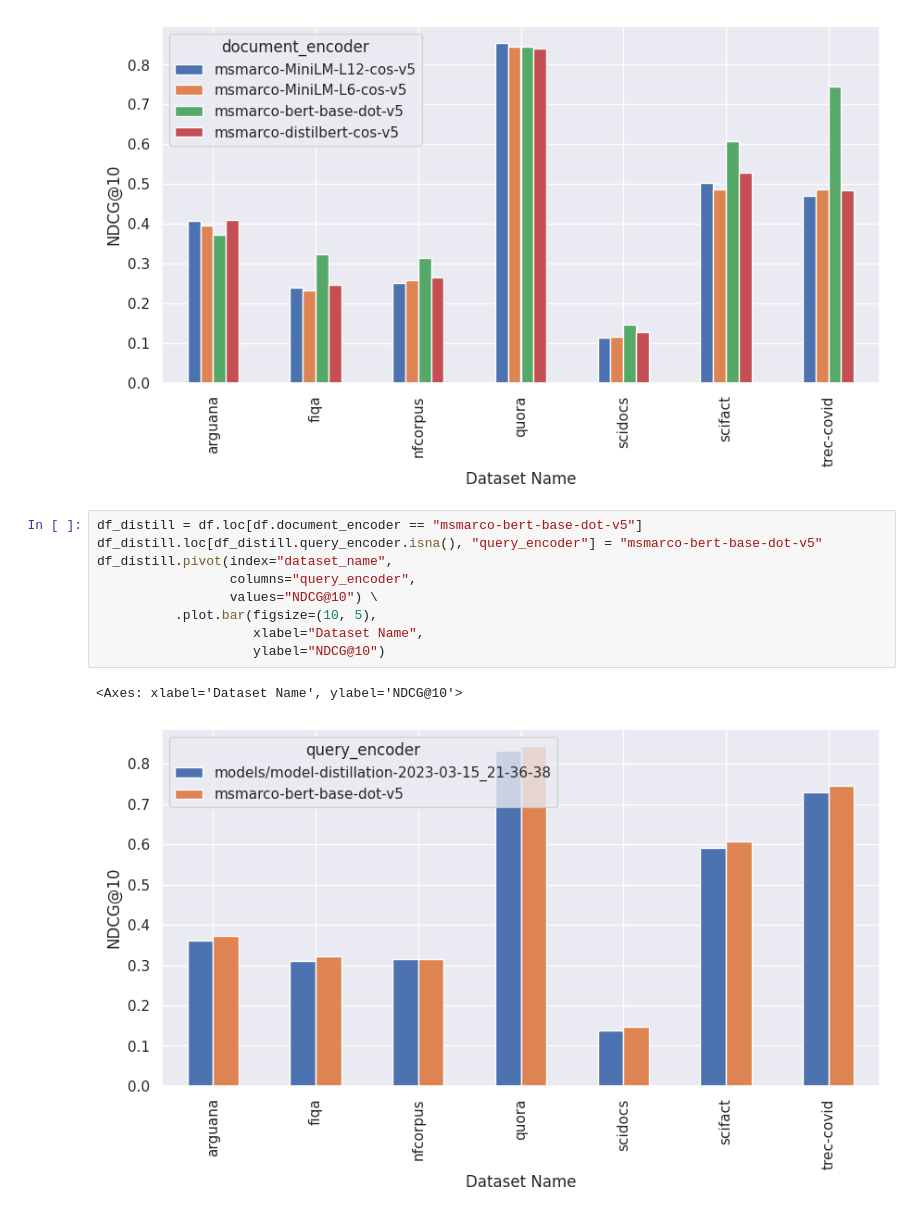
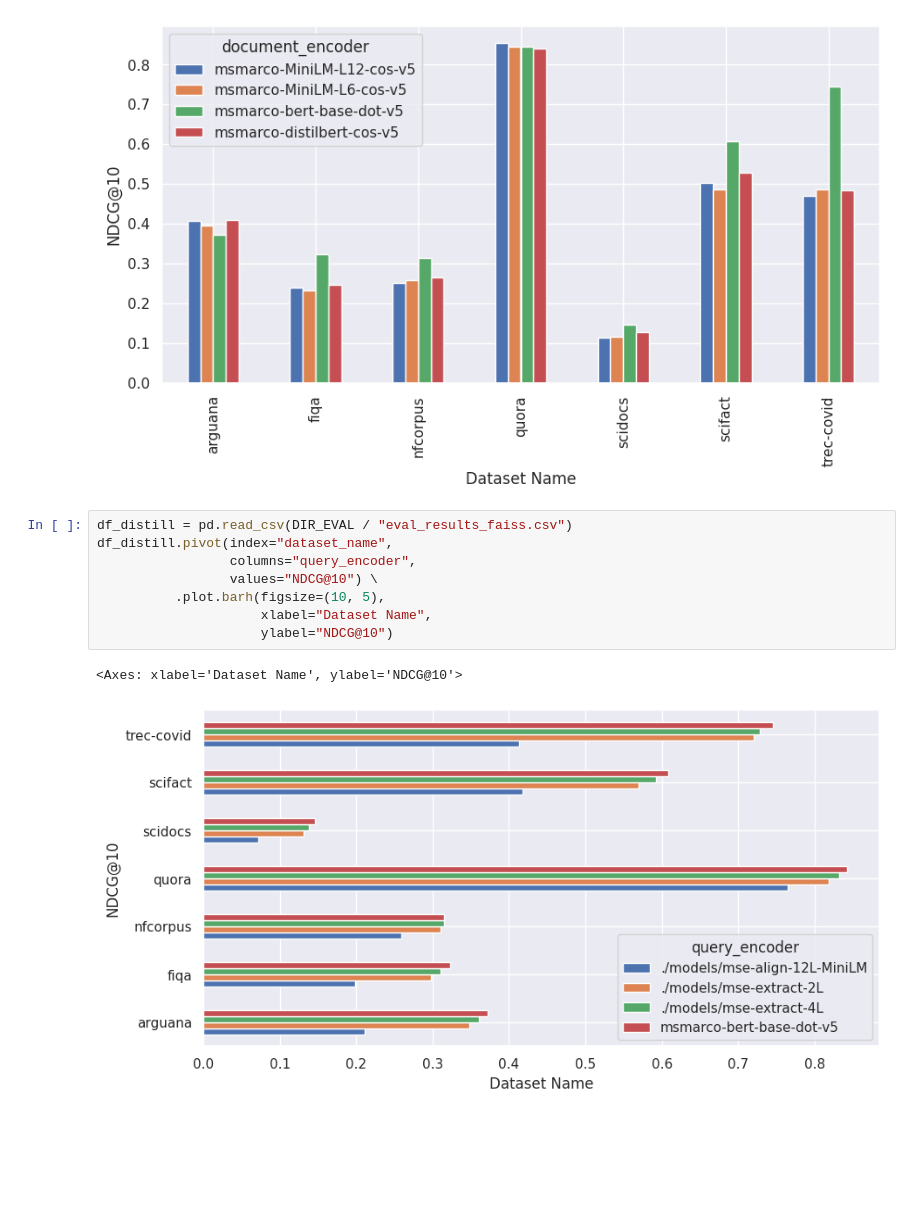
Before and after one commit to Guest400123064/distill-retriever, a Jupyter notebook: notebooks/1-plot.ipynb, the cells around one changed output. Cells and saved outputs as stored; diff of their text form; blank space fills up the shorter version.

Commit message:
new eval

```diff
--- a/notebooks/1-plot.ipynb
+++ b/notebooks/1-plot.ipynb
@@ -28,14 +24,13 @@ df_no_distill.pivot(index="dataset_name",
 <Axes: xlabel='Dataset Name', ylabel='NDCG@10'>
 [figure]
 # %%
-df_distill = df.loc[df.document_encoder == "msmarco-bert-base-dot-v5"]
-df_distill.loc[df_distill.query_encoder.isna(), "query_encoder"] = "msmarco-bert-base-dot-v5"
+df_distill = pd.read_csv(DIR_EVAL / "eval_results_faiss.csv")
 df_distill.pivot(index="dataset_name",
                  columns="query_encoder",
                  values="NDCG@10") \
-          .plot.bar(figsize=(10, 5),
-                    xlabel="Dataset Name",
-                    ylabel="NDCG@10")
+          .plot.barh(figsize=(10, 5),
+                     xlabel="Dataset Name",
+                     ylabel="NDCG@10")
 # %% [output]
 <Axes: xlabel='Dataset Name', ylabel='NDCG@10'>
-[figure, old version]
+[figure, new version]
```
Also changed, not shown: parts of 1 cell of this notebook, 3 other files.
